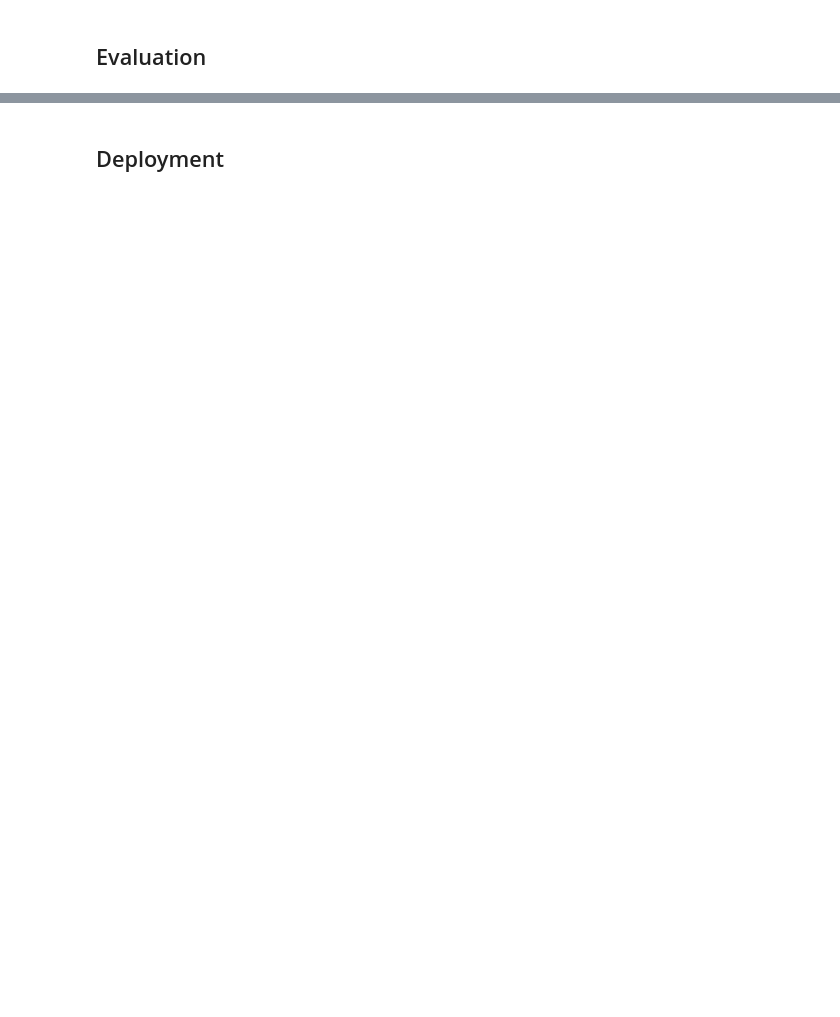
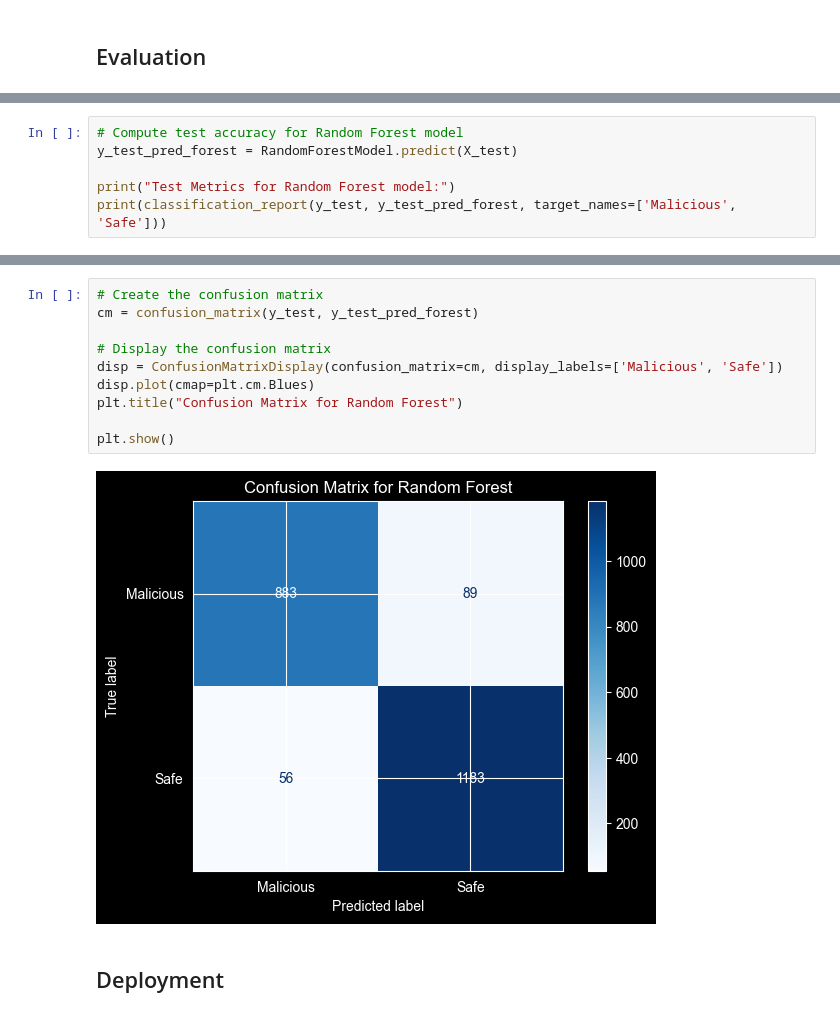
Before and after one commit to TheZink/MLL, a Jupyter notebook: Documents/DecisionTreesRandomForests/decision_trees_random_forests.ipynb, the cells around one changed output, grey strips where cells are left out. Saved outputs shown, nothing was run; the diff lists cells and outputs as text; blank space fills up the shorter version.

```diff
--- a/Documents/DecisionTreesRandomForests/decision_trees_random_forests.ipynb
+++ b/Documents/DecisionTreesRandomForests/decision_trees_random_forests.ipynb
@@ -119,0 +223,6 @@ plt.show()
+# %%
+# Compute test accuracy for Random Forest model
+y_test_pred_forest = RandomForestModel.predict(X_test)
+
+print("Test Metrics for Random Forest model:")
+print(classification_report(y_test, y_test_pred_forest, target_names=['Malicious', 'Safe']))
@@ -120,2 +253,14 @@ plt.show()
+# %%
+# Create the confusion matrix
+cm = confusion_matrix(y_test, y_test_pred_forest)
+
+# Display the confusion matrix
+disp = ConfusionMatrixDisplay(confusion_matrix=cm, display_labels=['Malicious', 'Safe'])
+disp.plot(cmap=plt.cm.Blues)
+plt.title("Confusion Matrix for Random Forest")
+
+plt.show()
+# %% [output]
+[figure, added]
 # %% [markdown]
 ## Deployment
```
Also changed, not shown: parts of 18 cells of this notebook, 1 other file.
